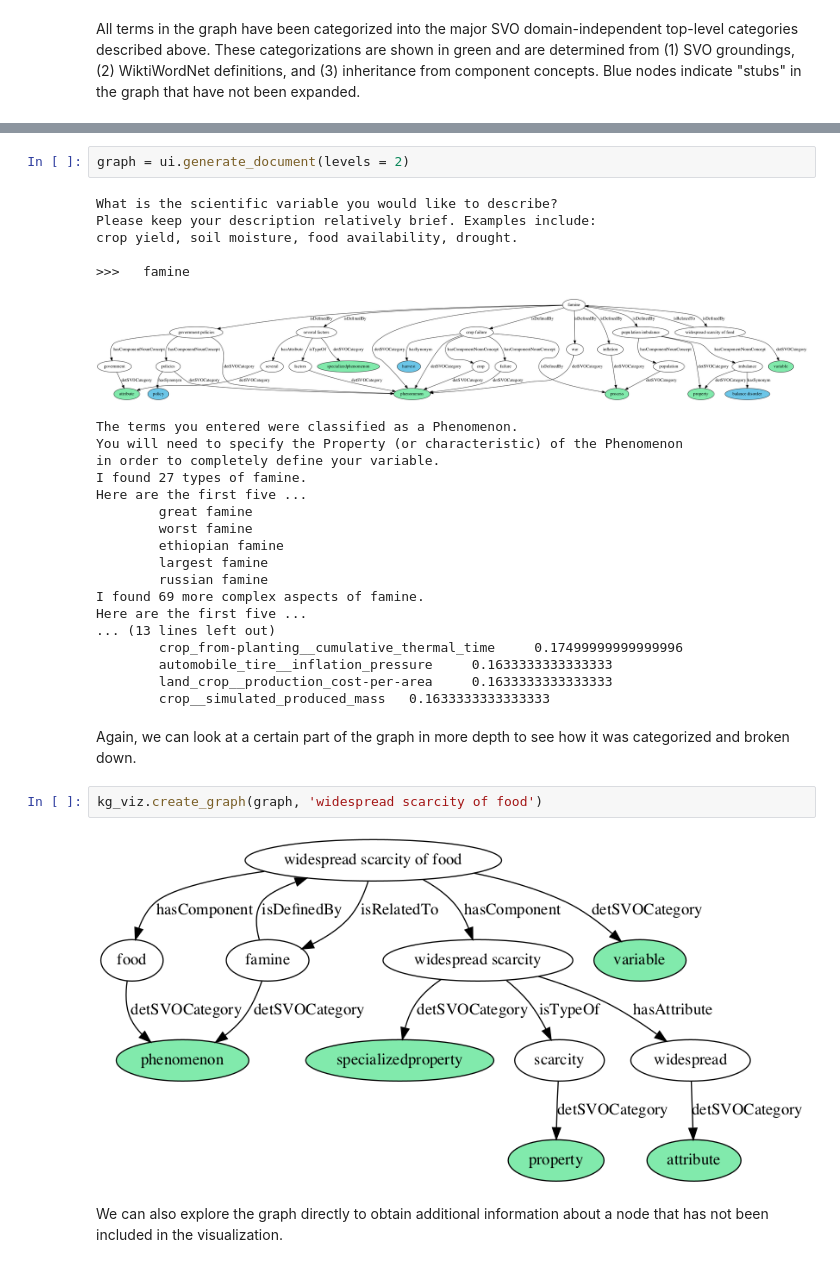
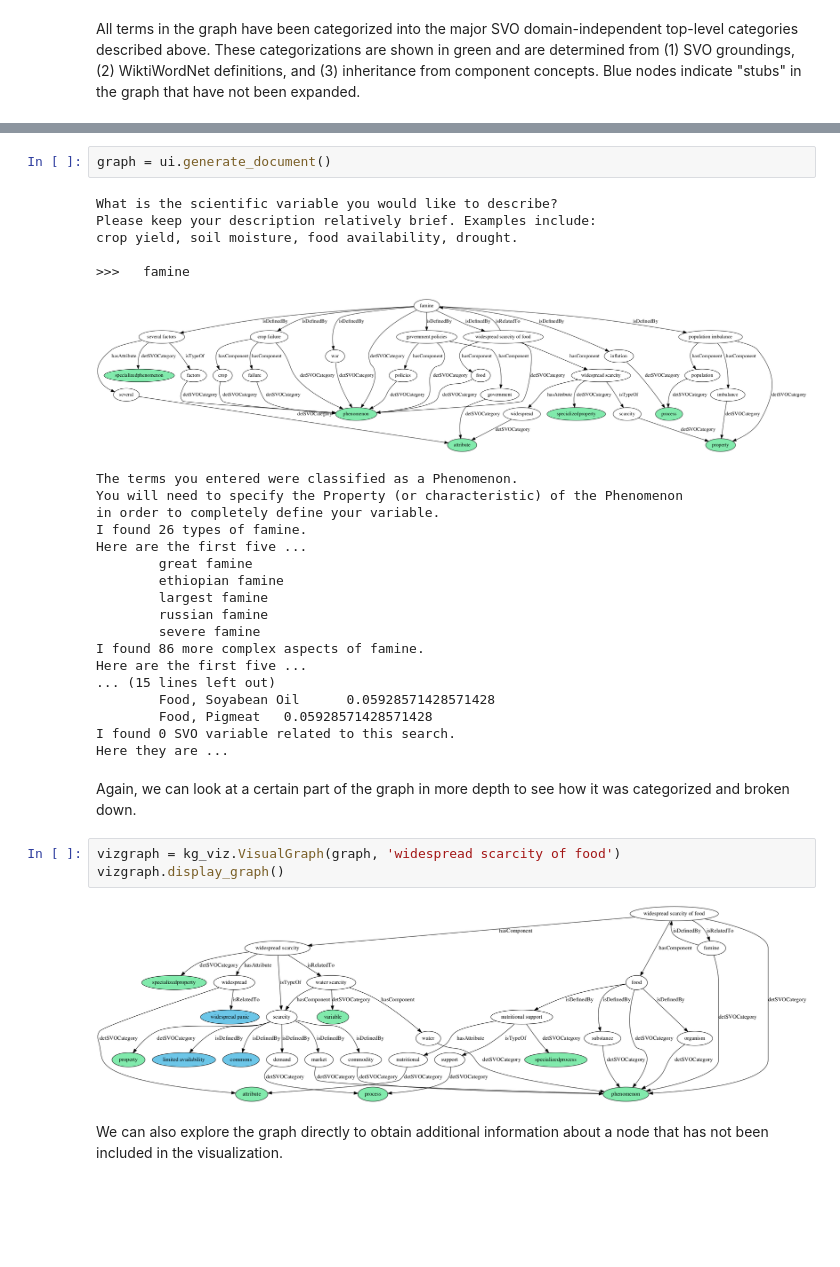
Before and after one commit to mariutzica/Scientific-Variable-Exploration-Tools, a Jupyter notebook: Variable Report.ipynb, the cells around one changed output, grey strips where cells are left out. Drawn from its saved outputs; the diff is of its cells as text; blank space fills up the shorter version.

```diff
--- a/Variable Report.ipynb
+++ b/Variable Report.ipynb
@@ -159,37 +164,38 @@ The prompt to the user may not show up in a GitHub preview, so we have copied it
 
 ![alt text](images/famine_search_prompt.png)
 # %%
-graph = ui.generate_document(levels = 2)
+graph = ui.generate_document()
 # %% [output]
 What is the scientific variable you would like to describe?
 Please keep your description relatively brief. Examples include:
 crop yield, soil moisture, food availability, drought.
 
 >>>   famine
-[figure, old version]
+[figure, new version]
 The terms you entered were classified as a Phenomenon.
 You will need to specify the Property (or characteristic) of the Phenomenon
 in order to completely define your variable.
-I found 27 types of famine.
+I found 26 types of famine.
 Here are the first five ...
         great famine
-        worst famine
         ethiopian famine
         largest famine
         russian famine
-I found 69 more complex aspects of famine.
+        severe famine
+I found 86 more complex aspects of famine.
 Here are the first five ...
-... (13 lines left out)
-        crop_from-planting__cumulative_thermal_time     0.17499999999999996
-        automobile_tire__inflation_pressure     0.1633333333333333
-        land_crop__production_cost-per-area     0.1633333333333333
-        crop__simulated_produced_mass   0.1633333333333333
+... (15 lines left out)
+        Food, Soyabean Oil      0.05928571428571428
+        Food, Pigmeat   0.05928571428571428
+I found 0 SVO variable related to this search.
+Here they are ...
 # %% [markdown]
 Again, we can look at a certain part of the graph in more depth to see how it was categorized and broken down.
 # %%
-kg_viz.create_graph(graph, 'widespread scarcity of food')
+vizgraph = kg_viz.VisualGraph(graph, 'widespread scarcity of food')
+vizgraph.display_graph()
 # %% [output]
-[figure, old version]
+[figure, new version]
 # %% [markdown]
 We can also explore the graph directly to obtain additional information about a node that has not been included in the visualization.
 # %%
```
Also changed, not shown: parts of 13 cells of this notebook, 8 other files.
